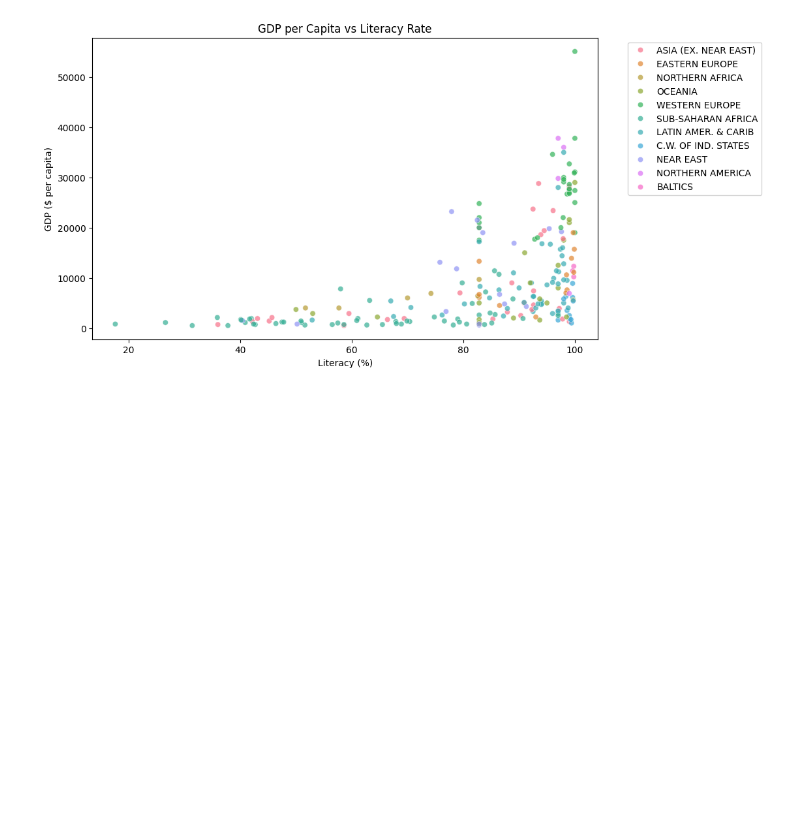
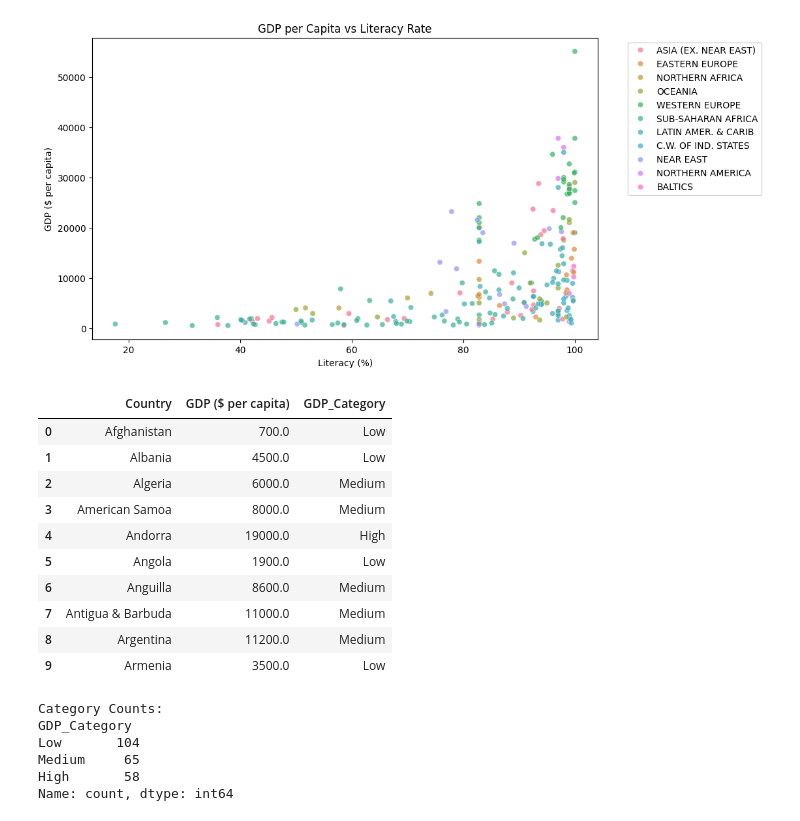
Before and after one commit to haseeb4888-code/Machine-Learning-AI-221-project, a Jupyter notebook: code.ipynb, the cells around one changed output. Saved outputs shown, nothing was run; the diff lists cells and outputs as text; code cells hidden in the pictures; blank space fills up the shorter version.

```diff
--- a/code.ipynb
+++ b/code.ipynb
@@ -166,3 +166,36 @@ plt.legend(bbox_to_anchor=(1.05, 1), loc='upper left')
 plt.show()
 # %% [output]
 [figure]
+# %%
+def classify_gdp(row):
+    gdp = row['GDP ($ per capita)']
+    if gdp < 5000:
+        return 'Low'
+    elif gdp <= 15000:
+        return 'Medium'
+    else:
+        return 'High'
+
+df['GDP_Category'] = df.apply(classify_gdp, axis=1)
+
+display(df[['Country', 'GDP ($ per capita)', 'GDP_Category']].head(10))
+print("\nCategory Counts:")
+print(df['GDP_Category'].value_counts())
+# %% [output]
+|  | Country | GDP ($ per capita) | GDP_Category |
+| 0 | Afghanistan | 700.0 | Low |
+| 1 | Albania | 4500.0 | Low |
+| 2 | Algeria | 6000.0 | Medium |
+| 3 | American Samoa | 8000.0 | Medium |
+| 4 | Andorra | 19000.0 | High |
+| 5 | Angola | 1900.0 | Low |
+| 6 | Anguilla | 8600.0 | Medium |
+| 7 | Antigua & Barbuda | 11000.0 | Medium |
+| 8 | Argentina | 11200.0 | Medium |
+| 9 | Armenia | 3500.0 | Low |
+Category Counts:
+GDP_Category
+Low       104
+Medium     65
+High       58
+Name: count, dtype: int64
```
